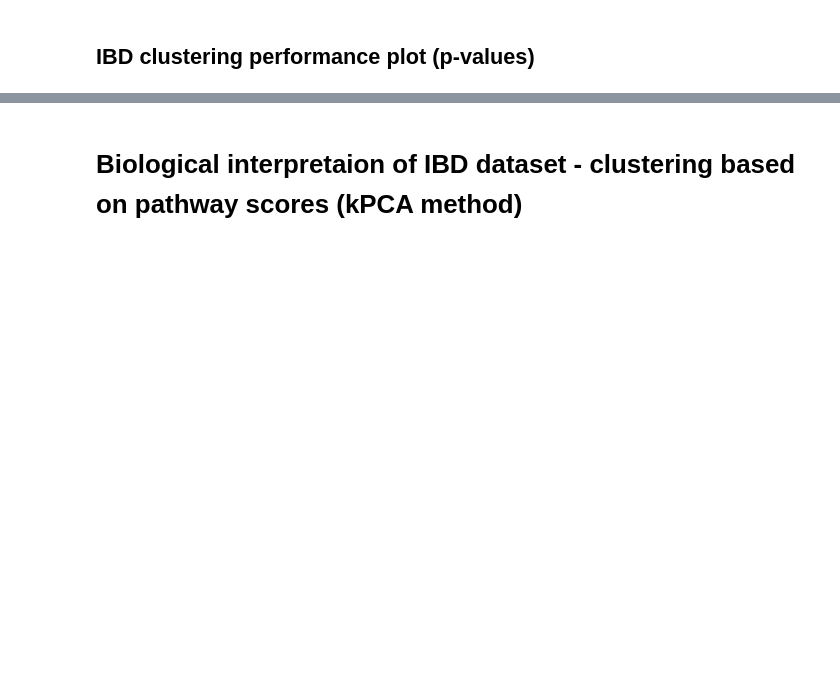
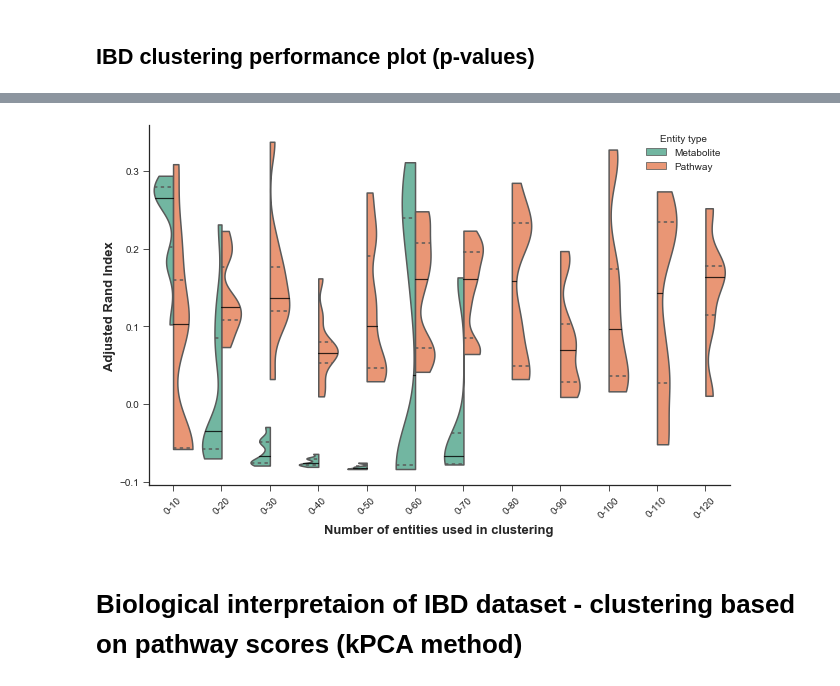
Before and after one commit to cwieder/sspa-in-metabolomics, a Jupyter notebook: Application/sspa_IBD_applications.ipynb, the cells around one changed output, grey strips where cells are left out. Cells and saved outputs as stored; diff of their text form; code cells hidden in the pictures; blank space fills up the shorter version.

Commit message:
update figures

```diff
--- a/Application/sspa_IBD_applications.ipynb
+++ b/Application/sspa_IBD_applications.ipynb
@@ -299,22 +334,24 @@ ari_df
 # %%
-fig, ax = plt.subplots(figsize=(8, 5))
+fig, ax = plt.subplots(figsize=(9, 6))
 ax = sns.violinplot(x="interval", y="ARI", hue="Entity type",
-                    data=ari_df_l, palette="Set2", split=True, ax=ax, cut=0, scale="width", inner="quartile")
+                    data=ari_df_l, palette="Set2", split=True, ax=ax, scale="width", inner="quartile", bw=0.3, cut=0)
 ax.set_xticklabels([str(0)+"-"+str(a+10) for a in range(0, 120, 10)], rotation=45)
 
 for l in ax.lines[1::3]:
     l.set_linestyle('-')
     l.set_linewidth(1.2)
     l.set_color('black')
     l.set_alpha(0.8)
 
 plt.xlabel("Number of entities used in clustering", fontsize=13, fontweight="bold")
 plt.ylabel("Adjusted Rand Index", fontsize=13, fontweight="bold")
 plt.tight_layout()
 plt.style.use("seaborn-ticks")
 sns.despine()
-plt.savefig("../figures/IBD_RI_analysis_violinplots_p_less_005.png", dpi=350, transparent=True, bbox_inches='tight')
+# plt.savefig("/Users/cw2019/Documents/PhD/Pathway_modelling/pathway-models/figures/IBD_RI_analysis_violinplots_p_less_005.png", dpi=350, transparent=True, bbox_inches='tight')
 plt.show()
+# %% [output]
+[figure, added]
 # %% [markdown]
 # Biological interpretaion of IBD dataset - clustering based on pathway scores (kPCA method)
 # %%
```
Also changed, not shown: parts of 16 cells of this notebook.
